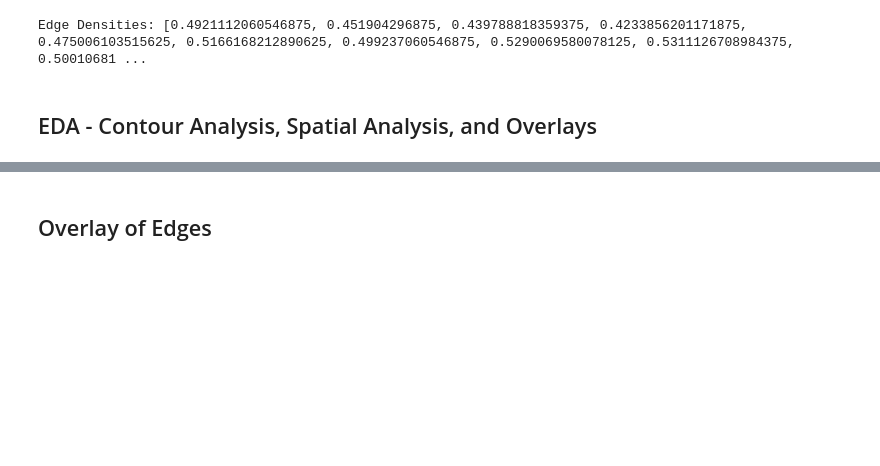
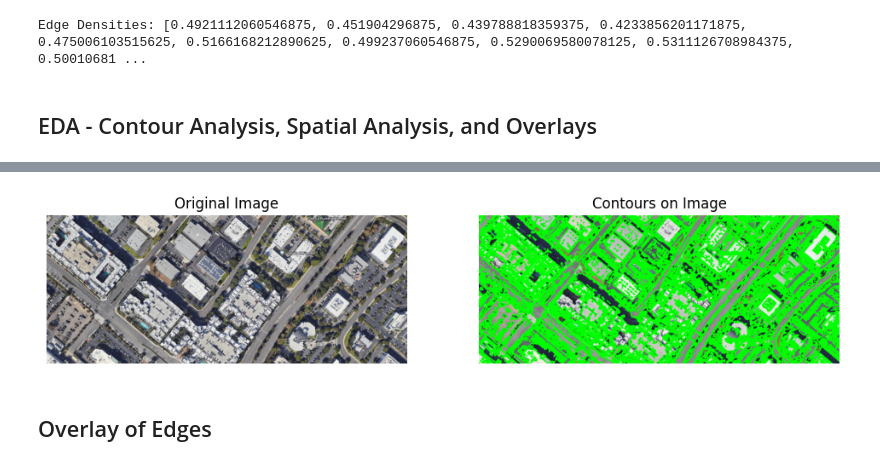
Before and after one commit to DevelopmentLife/Geospatial_Final_CV, a Jupyter notebook: Edge_Detection_Geospatial_Data.ipynb, the cells around one changed output, grey strips where cells are left out. Saved outputs shown, nothing was run; the diff lists cells and outputs as text; code cells hidden in the pictures; blank space fills up the shorter version.

```diff
--- a/Edge_Detection_Geospatial_Data.ipynb
+++ b/Edge_Detection_Geospatial_Data.ipynb
@@ -150,22 +129,3 @@ else:
 Edge Densities: [0.4921112060546875, 0.451904296875, 0.439788818359375, 0.4233856201171875, 0.475006103515625, 0.5166168212890625, 0.499237060546875, 0.5290069580078125, 0.5311126708984375, 0.50010681 ...
 # %% [markdown]
 ## EDA - Contour Analysis, Spatial Analysis, and Overlays
-# %%
-all_filtered_contours = []
-
-# Find contours for each city's edge-detected image
-for city_edge in city_edges:
-    contours, _ = cv2.findContours(city_edge, cv2.RETR_EXTERNAL, cv2.CHAIN_APPROX_SIMPLE)
-    all_filtered_contours.extend(contours)
-
-print(f"Number of filtered contours (cities) detected: {len(all_filtered_contours)}")
-
-# Calculate the areas of the filtered contours
-filtered_contour_areas = [cv2.contourArea(c) for c in all_filtered_contours]
-
-# Plot the histogram for the areas of the filtered contours
-plt.hist(filtered_contour_areas, bins=50)
-plt.title('Filtered Contour Area Distribution')
-plt.xlabel('Area')
-plt.ylabel('Frequency')
-plt.show()
@@ -232,3 +132,46 @@ plt.show()
+# %%
+import cv2
+import matplotlib.pyplot as plt
+
+# Path to the image
+image_path = 'irvine_CA_map.png'
+
+# Load the image
+original_img = cv2.imread(image_path)
+
+# Check if the image was loaded successfully
+if original_img is None:
+    print(f"Error: Unable to load image at {image_path}")
+else:
+    # Convert to grayscale
+    gray_img = cv2.cvtColor(original_img, cv2.COLOR_BGR2GRAY)
+
+    # Apply Canny edge detector
+    edges = cv2.Canny(gray_img, 100, 200)
+
+    # Find contours
+    contours, _ = cv2.findContours(edges, cv2.RETR_EXTERNAL, cv2.CHAIN_APPROX_SIMPLE)
+
+    # Create a copy of the original image to draw contours
+    contour_img = original_img.copy()
+    cv2.drawContours(contour_img, contours, -1, (0, 255, 0), 3)  # Draw contours
+
+    # Visualize the original and processed images
+    plt.figure(figsize=(12, 6))
+
+    plt.subplot(1, 2, 1)
+    plt.imshow(cv2.cvtColor(original_img, cv2.COLOR_BGR2RGB))
+    plt.title('Original Image')
+    plt.axis('off')
+
+    plt.subplot(1, 2, 2)
+    plt.imshow(cv2.cvtColor(contour_img, cv2.COLOR_BGR2RGB))
+    plt.title('Contours on Image')
+    plt.axis('off')
+
+    plt.show()
+# %% [output]
+[figure, added]
 # %% [markdown]
 ## Overlay of Edges
 # %%
```
Also changed, not shown: parts of 14 cells of this notebook.
